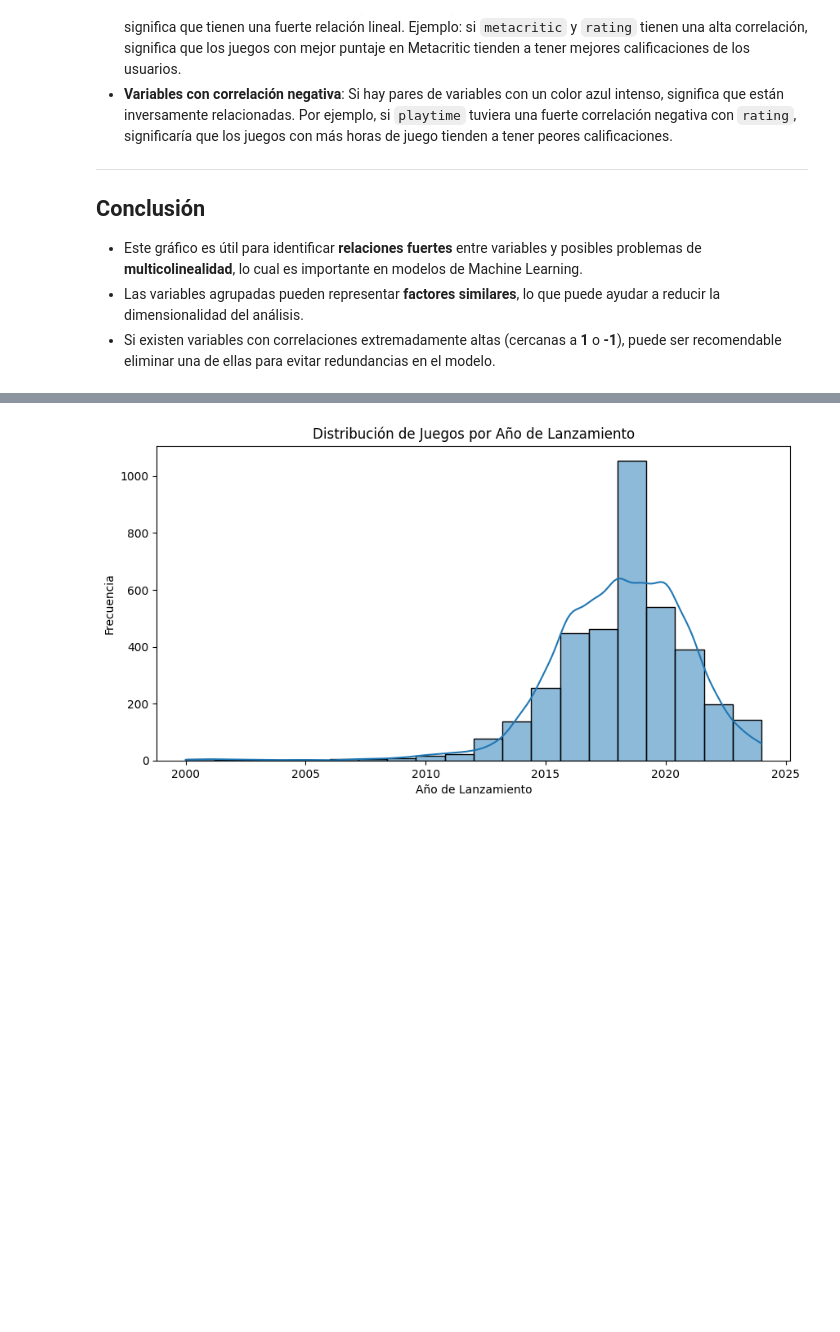
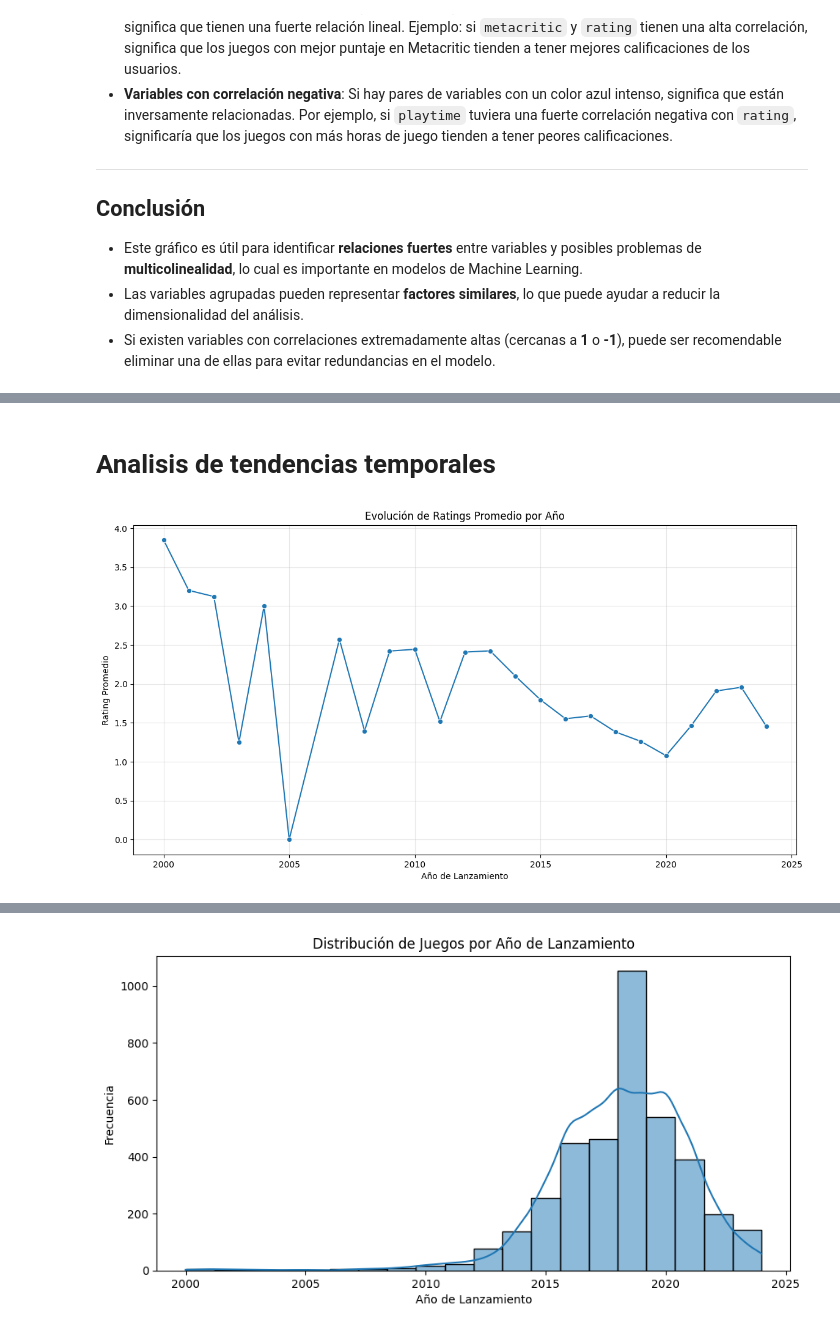
Before and after one commit to andreszaragoza/ML, a Jupyter notebook: notebooks/Eda_Juegos.ipynb, the cells around one changed output, grey strips where cells are left out. Saved outputs shown, nothing was run; the diff lists cells and outputs as text; code cells hidden in the pictures; blank space fills up the shorter version.

```diff
--- a/notebooks/Eda_Juegos.ipynb
+++ b/notebooks/Eda_Juegos.ipynb
@@ -441,0 +482,21 @@ plt.show()
+# %% [markdown]
+# Analisis de tendencias temporales
+# %%
+# Convertir la columna 'released' a datetime si no lo está ya
+df['released'] = pd.to_datetime(df['released'], errors='coerce')
+
+# Extraer año y mes
+df['release_year'] = df['released'].dt.year
+df['release_month'] = df['released'].dt.month
+# %%
+# Evolución de ratings a lo largo del tiempo
+plt.figure(figsize=(14, 7))
+yearly_ratings = df.groupby('release_year')['rating'].mean().reset_index()
+sns.lineplot(x='release_year', y='rating', data=yearly_ratings, marker='o')
+plt.title('Evolución de Ratings Promedio por Año')
+plt.xlabel('Año de Lanzamiento')
+plt.ylabel('Rating Promedio')
+plt.grid(True, alpha=0.3)
+plt.show()
+# %% [output]
+[figure, added]
```
Also changed, not shown: parts of 39 cells of this notebook, 3 other files.
